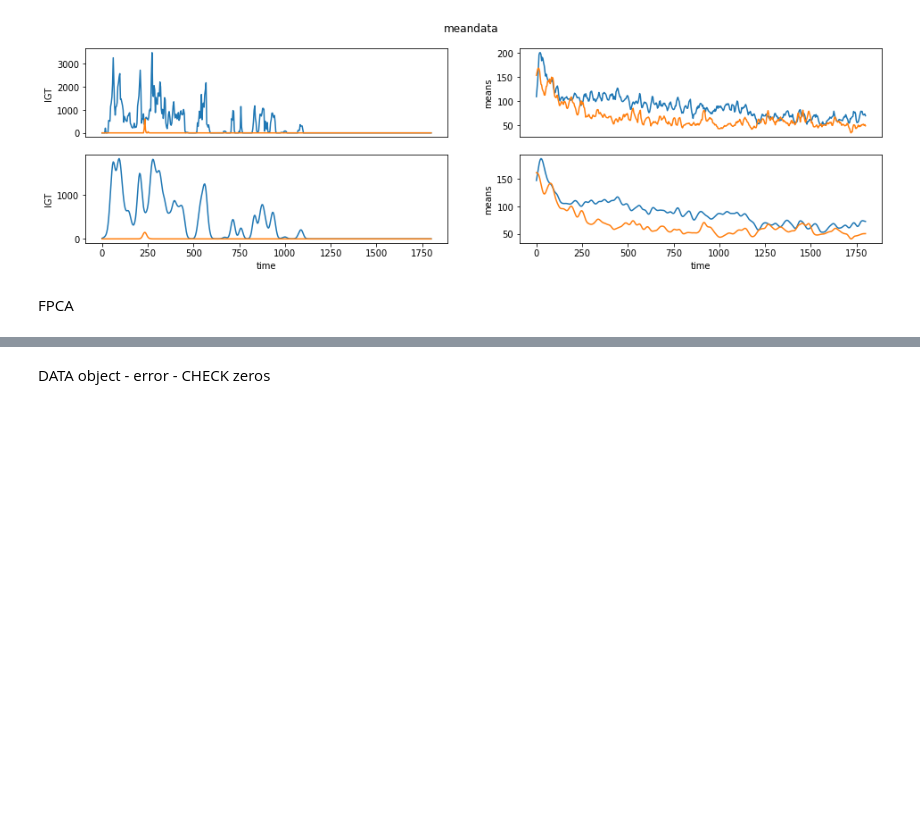
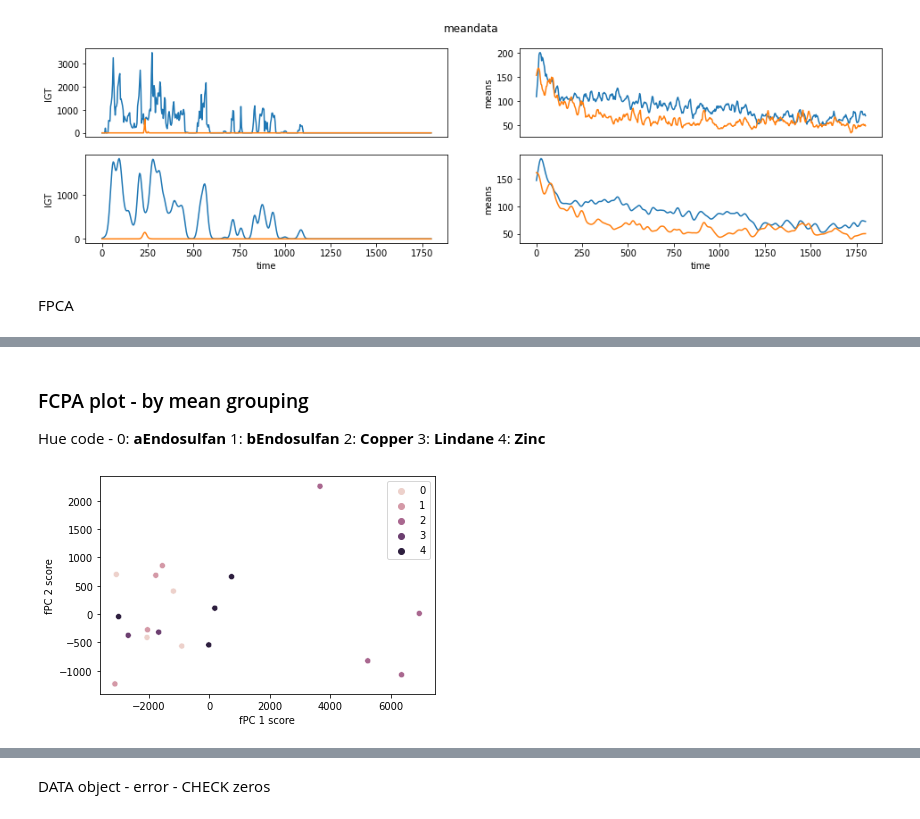
Before and after one commit to ruckapark/IndicateurGlobal, a Jupyter notebook: LAB_Article2_FDAgammarus.ipynb, the cells around one changed output, grey strips where cells are left out. Drawn from its saved outputs; the diff is of its cells as text; code cells hidden in the pictures; blank space fills up the shorter version.

```diff
--- a/LAB_Article2_FDAgammarus.ipynb
+++ b/LAB_Article2_FDAgammarus.ipynb
@@ -275,0 +309,13 @@ from skfda.representation.basis import (
+# %% [markdown]
+### FCPA plot - by mean grouping
+
+Hue code - 0: **aEndosulfan**   1: **bEndosulfan**   2: **Copper**   3: **Lindane**   4: **Zinc**
+# %%
+scores = fpca_discretized.fit_transform(means_fd_smooth)
+sns.scatterplot(x=scores[:, 0], y=scores[:, 1],hue = y_IGT)
+plt.xlabel("fPC 1 score")
+plt.ylabel("fPC 2 score")
+plt.title("")
+plt.show()
+# %% [output]
+[figure, added]
```
Also changed, not shown: parts of 19 cells of this notebook.
